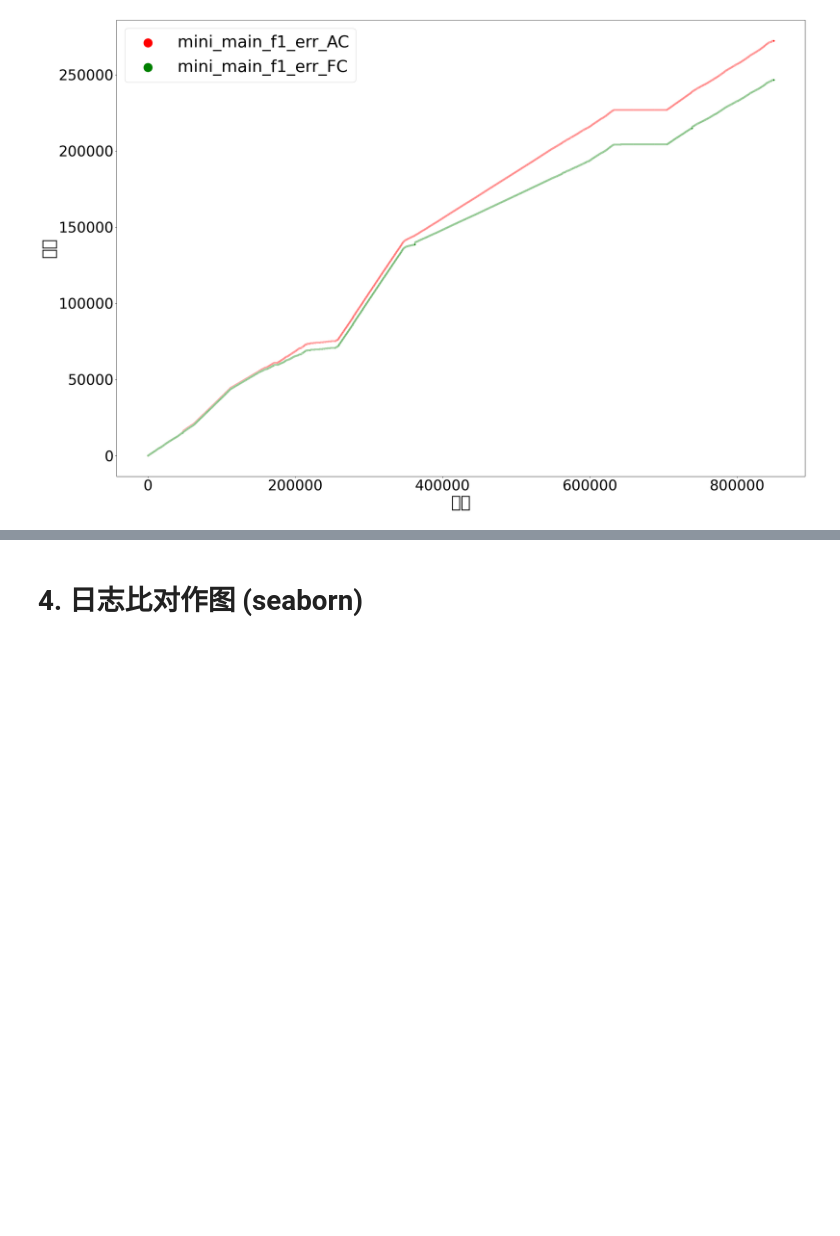
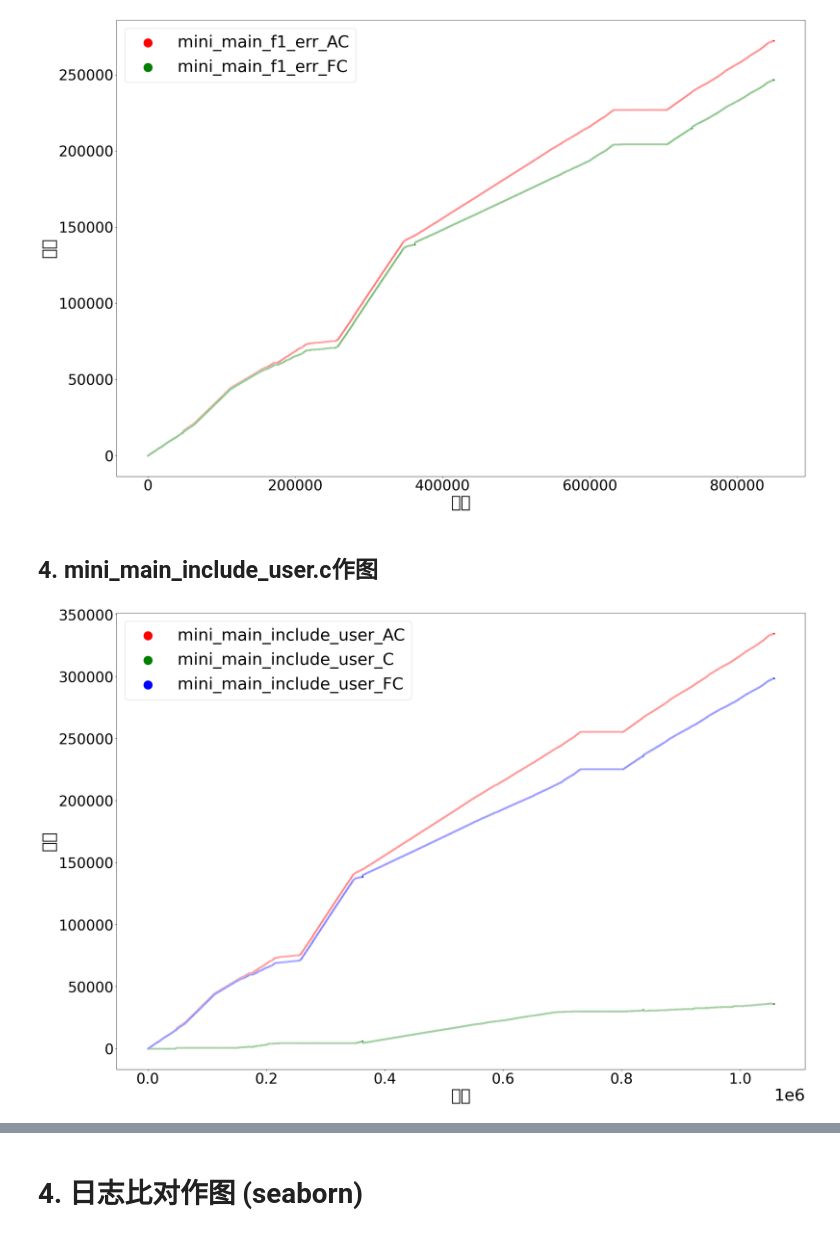
Before and after one commit to z-imagg/clp-zz-bkOfGitee, a Jupyter notebook: analyze_t_clock_tick/tick_plot__compile.ipynb, the cells around one changed output, grey strips where cells are left out. Drawn from its saved outputs; the diff is of its cells as text; code cells hidden in the pictures; blank space fills up the shorter version.

```diff
--- a/analyze_t_clock_tick/tick_plot__compile.ipynb
+++ b/analyze_t_clock_tick/tick_plot__compile.ipynb
@@ -110,6 +139,9 @@ df_mini_main_f1_err=pandas.read_csv(filepath_or_buffer="/tick_data_home/clang-15
 
 # #编译正常: mini_main_f1_ok.c
 df_mini_main_f1_ok=pandas.read_csv(filepath_or_buffer="/tick_data_home/clang-15_306264_1690730435172_1",sep=',')
+
+# 编译正常: mini_main_include_user.c
+df_mini_main_include_user=pandas.read_csv(filepath_or_buffer="/tick_data_home/clang-15_11363_1690793809353_1",sep=',')
 # %%
 df_mini_main.tail()
 # %% [output]
@@ -148,6 +189,7 @@ df_mini_main_f1_ok.tail()
 df_mini_main=df_mini_main[::200]  #pandas.Dataframe间隔200行采样1行
 df_mini_main_f1_err=df_mini_main_f1_err[::200]
 df_mini_main_f1_ok=df_mini_main_f1_ok[::200]
+df_mini_main_include_user=df_mini_main_include_user[::200]
 
 # df5Full=df5
 # #df5轨迹太长了，先只看一部分
@@ -304,3 +346,22 @@ inrease_g_size(g1)
 inrease_g_size(g2)
 # %% [output]
 [figure]
+# %% [markdown]
+## 4. mini_main_include_user.c作图
+# %%
+
+fig, ax = matplotlib.pyplot.subplots(figsize=(30,20))
+
+ax.tick_params(axis='x', labelsize=35)
+ax.tick_params(axis='y', labelsize=35)
+matplotlib.pyplot.rcParams['font.size'] = 40
+
+g1=seaborn.scatterplot(x='滴答', y='栈生' , data=df_mini_main_include_user, alpha=0.9, s=20, label='mini_main_include_user_AC',color='red',ax=ax)
+g2=seaborn.scatterplot(x='滴答', y='栈净' , data=df_mini_main_include_user, alpha=0.9, s=20, label='mini_main_include_user_C',color='green',ax=ax)
+g3=seaborn.scatterplot(x='滴答', y='栈死' , data=df_mini_main_include_user, alpha=0.9, s=20, label='mini_main_include_user_FC',color='blue',ax=ax)
+
+inrease_g_size(g1)
+inrease_g_size(g2)
+inrease_g_size(g3)
+# %% [output]
+[figure, added]
```
Also changed, not shown: parts of 5 cells of this notebook.
